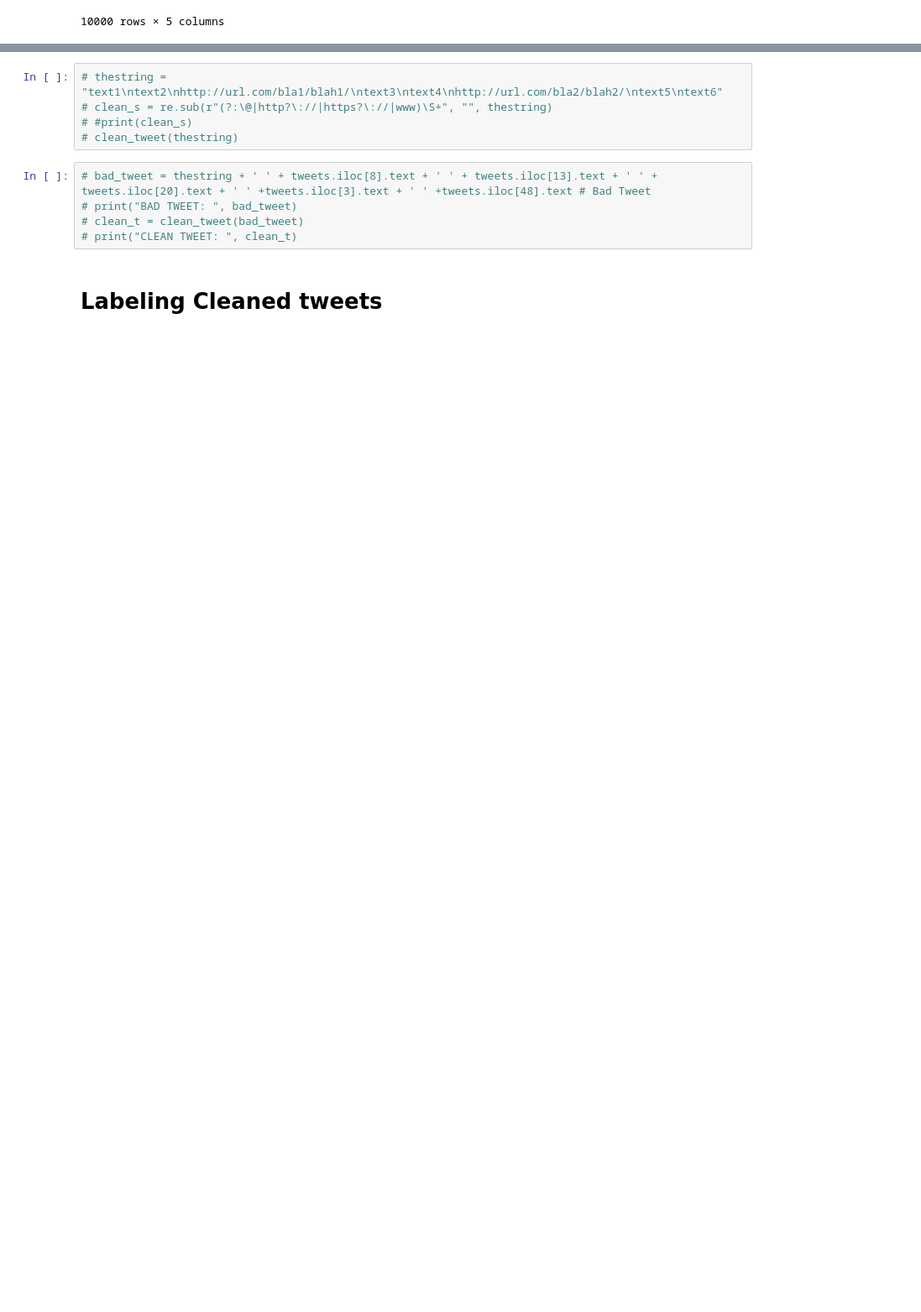
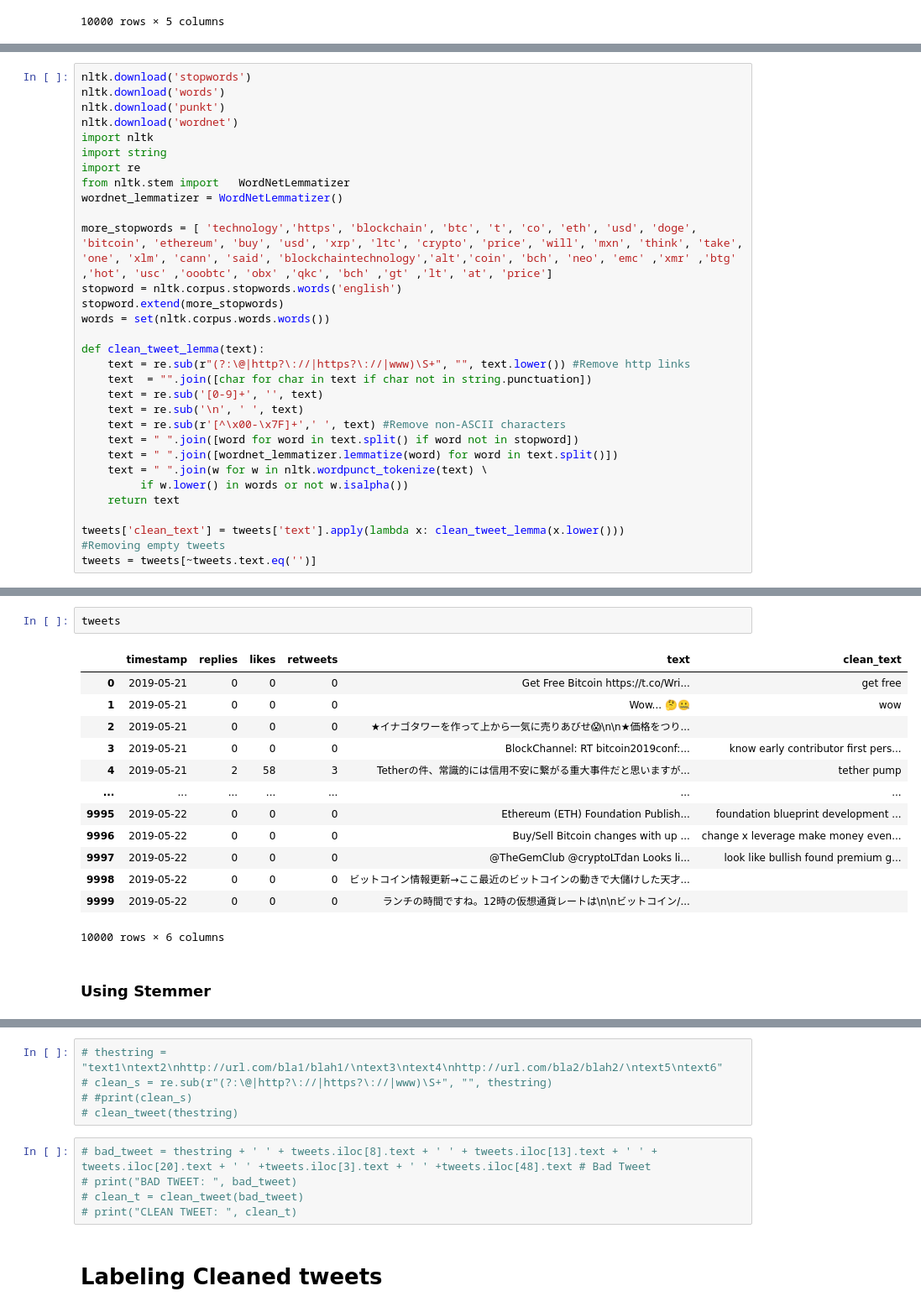
Before and after one commit to AmaruEscalante/bigdata-crypto, a Jupyter notebook: notebooks/Tweets_Labeling.ipynb, the cells around one changed output, grey strips where cells are left out. Shown at 84% size. Saved outputs shown, nothing was run; the diff lists cells and outputs as text; blank space fills up the shorter version.

Commit message:
feature(lemmatize): now tweets are lemmatized instead of being stemmed, this approach is better bc it reduces the words to meaningful statements instead of just removing suffixes

```diff
--- a/notebooks/Tweets_Labeling.ipynb
+++ b/notebooks/Tweets_Labeling.ipynb
@@ -110,0 +123,31 @@ tweets
+# %%
+nltk.download('stopwords')
+nltk.download('words')
+nltk.download('punkt')
+nltk.download('wordnet')
+import nltk
+import string
+import re
+from nltk.stem import 	WordNetLemmatizer
+wordnet_lemmatizer = WordNetLemmatizer()
+
+more_stopwords = [ 'technology','https', 'blockchain', 'btc', 't', 'co', 'eth', 'usd', 'doge', 'bitcoin', 'ethereum', 'buy', 'usd', 'xrp', 'ltc', 'crypto', 'price', 'will', 'mxn', 'think', 'take', 'one', 'xlm', 'cann', 'said', 'blockchaintechnology','alt','coin', 'bch', 'neo', 'emc' ,'xmr' ,'btg' ,'hot', 'usc' ,'ooobtc', 'obx' ,'qkc', 'bch' ,'gt' ,'lt', 'at', 'price']
+stopword = nltk.corpus.stopwords.words('english')
+stopword.extend(more_stopwords)
+words = set(nltk.corpus.words.words())
+
+def clean_tweet_lemma(text):
+    text = re.sub(r"(?:\@|http?\://|https?\://|www)\S+", "", text.lower()) #Remove http links
+    text  = "".join([char for char in text if char not in string.punctuation])
+    text = re.sub('[0-9]+', '', text)
+    text = re.sub('\n', ' ', text)
+    text = re.sub(r'[^\x00-\x7F]+',' ', text) #Remove non-ASCII characters
+    text = " ".join([word for word in text.split() if word not in stopword])
+    text = " ".join([wordnet_lemmatizer.lemmatize(word) for word in text.split()])
+    text = " ".join(w for w in nltk.wordpunct_tokenize(text) \
+         if w.lower() in words or not w.isalpha())
+    return text
+
+tweets['clean_text'] = tweets['text'].apply(lambda x: clean_tweet_lemma(x.lower()))
+#Removing empty tweets
+tweets = tweets[~tweets.text.eq('')]
@@ -111,3 +167,21 @@ tweets
+# %%
+tweets
+# %% [output]
+|  | timestamp | replies | likes | retweets | text | clean_text |
+| 0 | 2019-05-21 | 0 | 0 | 0 | Get Free Bitcoin https://t.co/Wri... | get free |
+| 1 | 2019-05-21 | 0 | 0 | 0 | Wow... 🤔🤐 | wow |
+| 2 | 2019-05-21 | 0 | 0 | 0 | ★イナゴタワーを作って上から一気に売りあびせ😱\n\n★価格をつり... |  |
+| 3 | 2019-05-21 | 0 | 0 | 0 | BlockChannel: RT bitcoin2019conf:... | know early contributor first pers... |
+| 4 | 2019-05-21 | 2 | 58 | 3 | Tetherの件、常識的には信用不安に繋がる重大事件だと思いますが... | tether pump |
+| ... | ... | ... | ... | ... | ... | ... |
+| 9995 | 2019-05-22 | 0 | 0 | 0 | Ethereum (ETH) Foundation Publish... | foundation blueprint development ... |
+| 9996 | 2019-05-22 | 0 | 0 | 0 | Buy/Sell Bitcoin changes with up ... | change x leverage make money even... |
+| 9997 | 2019-05-22 | 0 | 0 | 0 | @TheGemClub @cryptoLTdan Looks li... | look like bullish found premium g... |
+| 9998 | 2019-05-22 | 0 | 0 | 0 | ビットコイン情報更新→ここ最近のビットコインの動きで大儲けした天才... |  |
+| 9999 | 2019-05-22 | 0 | 0 | 0 | ランチの時間ですね。12時の仮想通貨レートは\n\nビットコイン/... |  |
+10000 rows × 6 columns
+# %% [markdown]
+### Using Stemmer
 # %%
 #nltk.download('stopwords')
 #nltk.download('words')
```
Also changed, not shown: parts of 6 cells of this notebook.
